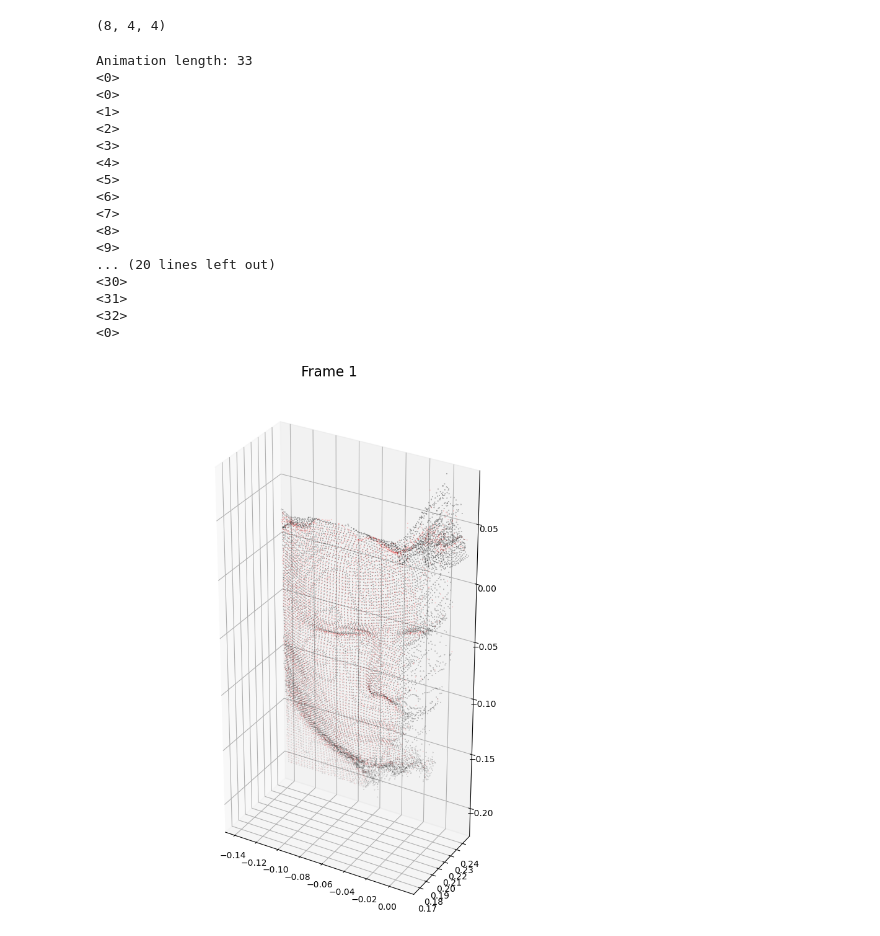
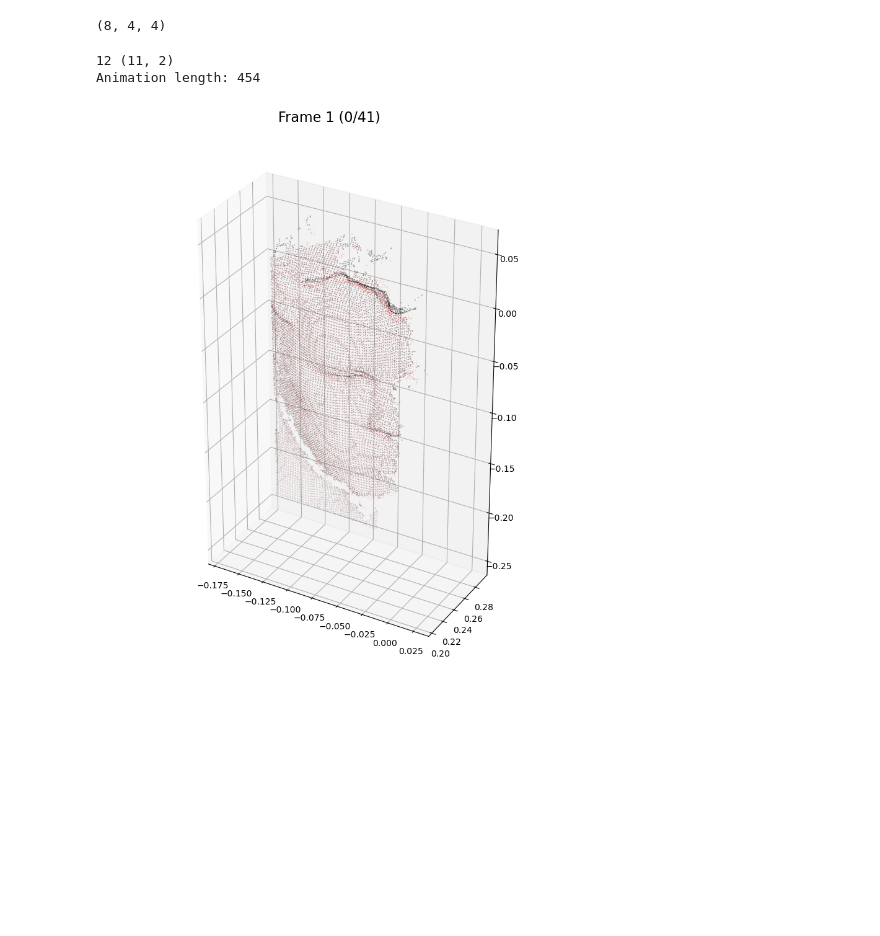
Before and after one commit to chris-polymetrix/ReconstructionAnalysis, a Jupyter notebook: icp_vis.ipynb, the cells around one changed output. Saved outputs shown, nothing was run; the diff lists cells and outputs as text; code cells hidden in the pictures; blank space fills up the shorter version.

```diff
--- a/icp_vis.ipynb
+++ b/icp_vis.ipynb
@@ -15,14 +15,14 @@ from tqdm import tqdm
 
 Grab the transform and point cloud data from the data folder in order to animate it. Note that the point clouds are stored in homogeneous coordinates
 # %%
-rust_path_pc = Path(r"./data/frames_oct_16/data/")
-rust_path_transform = Path(r"./data/frames_oct_16/transforms/")
+rust_path_pc = Path(r"/Users/chrisvail/Documents/CruxTest/preprocessing/examples/output")
+rust_path_transform = Path(r"/Users/chrisvail/Documents/CruxTest/matcher/examples/output/transforms/3")
 # rust_path_pc = Path(r"C:\Users\chris\Documents\Work\Polymetrix\Rust\CruxTest\matcher\examples\data\2")
 # rust_path_transform = Path(r"C:\Users\chris\Documents\Work\Polymetrix\Rust\CruxTest\matcher\examples\output\transforms\2")
 transform_root = Path("./data/transforms/")
 pc_root = Path("./data/frames/")
 
-load_point_clouds = True
+load_point_clouds = False
 # %%
 for f in transform_root.glob("*"):
     f.unlink()
@@ -36,9 +36,8 @@ if load_point_clouds:
         f.unlink()
     for i,f in enumerate(sorted(rust_path_pc.glob("*.json"), key=lambda x: int(x.stem[6:]))):
         with open(f, "r") as pc_file:
-            data = json.load(pc_file)
-
-            pos, normal = list(zip(*[(x["position"], x["normal"]) for x in data["pc"]]))
+            data = [item for row in json.load(pc_file)["frame"] for item in row if item["valid"]]
+            pos, normal = list(zip(*[(x["position"], x["normal"]) for x in data]))
             pos, normal = np.array(pos), np.array(normal)
 
             np.save(pc_root / f"frame_{i:03d}", pos)
@@ -188,11 +187,13 @@ np.repeat(np.eye(4)[None], 8, axis=0).shape
 (8, 4, 4)
 # %%
 from copy import deepcopy
+from functools import lru_cache
 fig = plt.figure(figsize=(15,10))
 ax = fig.add_subplot(1,1,1, projection="3d")
 
 class FullAnimator:
     def __init__(self, pcs, transforms, fig, ax, plot_transform):
+        self.transform_map = [(i, j) for i, (trans, pc) in enumerate(zip(transforms, pcs)) for j in range(0, trans.shape[0])]
         self.pcs = pcs
         self.transforms = transforms
         self.fig = fig
@@ -207,12 +208,10 @@ class FullAnimator:
 
     def __call__(self, i):
 
-        start, transform_num = i // self.transform_len, i % self.transform_len
-        transform = self.transforms[start][transform_num]
-        target = deepcopy(self.targets[start][:,:])
-        source = deepcopy(self.pcs[start + 1])
-
-        print(f"<{i}>")
+        index, frame = self.transform_map[i]
+        transform = self.transforms[index][frame]
+        target = deepcopy(self.targets[index][:,:])
+        source = deepcopy(self.pcs[index + 1])
 
         self.ax.clear()
         source = FullAnimator.down_sample(self.plot_transform@transform@source[...,None], 1E-3)
@@ -223,64 +222,54 @@ class FullAnimator:
         self.ax.set_xlim(self.mins[0], self.maxs[0])
         self.ax.set_ylim(self.mins[1], self.maxs[1])
         self.ax.set_zlim(self.mins[2], self.maxs[2])
-        self.fig.suptitle(f"Frame {start + 1}", fontsize=16)
+        self.fig.suptitle(f"Frame {index + 1} ({frame}/{transforms[index].shape[0]})", fontsize=16)
+
 
     def get_targets(self, samples_per_frame=2**14):
         targets = []
         target = None
-        for i, pc in enumerate(self.pcs[:-1]):
+        for i, pc in enumerate(self.pcs[:self.transform_map[-1][0]+1]):
             if target is None:
                 target = (self.plot_transform@pc[np.random.choice(pc.shape[0], samples_per_frame),:,None]).squeeze()
                 targets.append(target[:,:])
             else:
                 points = (self.plot_transform@self.transforms[i - 1][-1]@pc[np.random.choice(pc.shape[0], samples_per_frame),:,None]).squeeze()
                 target = np.concatenate((target, points), 0)
                 targets.append(target[:,:])
 
+        print(len(targets), self.transform_map[-1])
         return [FullAnimator.down_sample(t) for t in targets]
 
     def down_sample(t, voxel_size=2.5E-3):
         cloud = o3d.geometry.PointCloud()
         cloud.points = o3d.utility.Vector3dVector(t[:,:3])
         try:
             cloud = cloud.voxel_down_sample(2.5E-3)
         except Exception:
             pass
         return np.asarray(cloud.points)
 
     def __len__(self):
-        return (len(self.pcs) - 1)*self.transform_len
+        return len(self.transform_map)
 
-transforms_eye = [np.repeat(np.eye(4)[None], 1, axis=0) for _ in transforms]
+animator = FullAnimator(pcs[:], transforms[:], fig, ax, plot_transform)
 
-animator = FullAnimator(pcs, transforms[:], fig, ax, plot_transform)
-# animator = FullAnimator(pcs, [x[40:] for x in transforms], fig, ax, plot_transform)
-# animator = FullAnimator(pcs, transforms_eye, fig, ax, plot_transform)
-# animator = FullAnimator(pcs, [x[::4] for x in transforms], fig, ax, plot_transform)
 print(f"Animation length: {len(animator)}")
 
 anim = animation.FuncAnimation(animator.fig, animator, len(animator))
 
-anim.save(Path(f"./videos/icp_test_{time.strftime('%Y_%m_%d-%H_%M_%S')}.mp4"), fps=3)
+progress_bar = tqdm(total=len(animator), position=0, leave=True)
+
+def progress_callback(current_frame, total_frames):
+    progress_bar.update(1)
+    if current_frame == total_frames:
+        progress_bar.close()
+
+anim.save(Path(f"./videos/icp_test_{time.strftime('%Y_%m_%d-%H_%M_%S')}.mp4"), fps=20, progress_callback=progress_callback)
 # %% [output]
-Animation length: 33
-<0>
-<0>
-<1>
-<2>
-<3>
-<4>
-<5>
-<6>
-<7>
-<8>
-<9>
-... (20 lines left out)
-<30>
-<31>
-<32>
-<0>
+12 (11, 2)
+Animation length: 454
-[figure, old version]
+[figure, new version]
 # %%
 pc = o3d.geometry.PointCloud()
 pc.points = o3d.utility.Vector3dVector(animator.targets[24])
```
Also changed, not shown: parts of 4 cells of this notebook, 4 other files.
